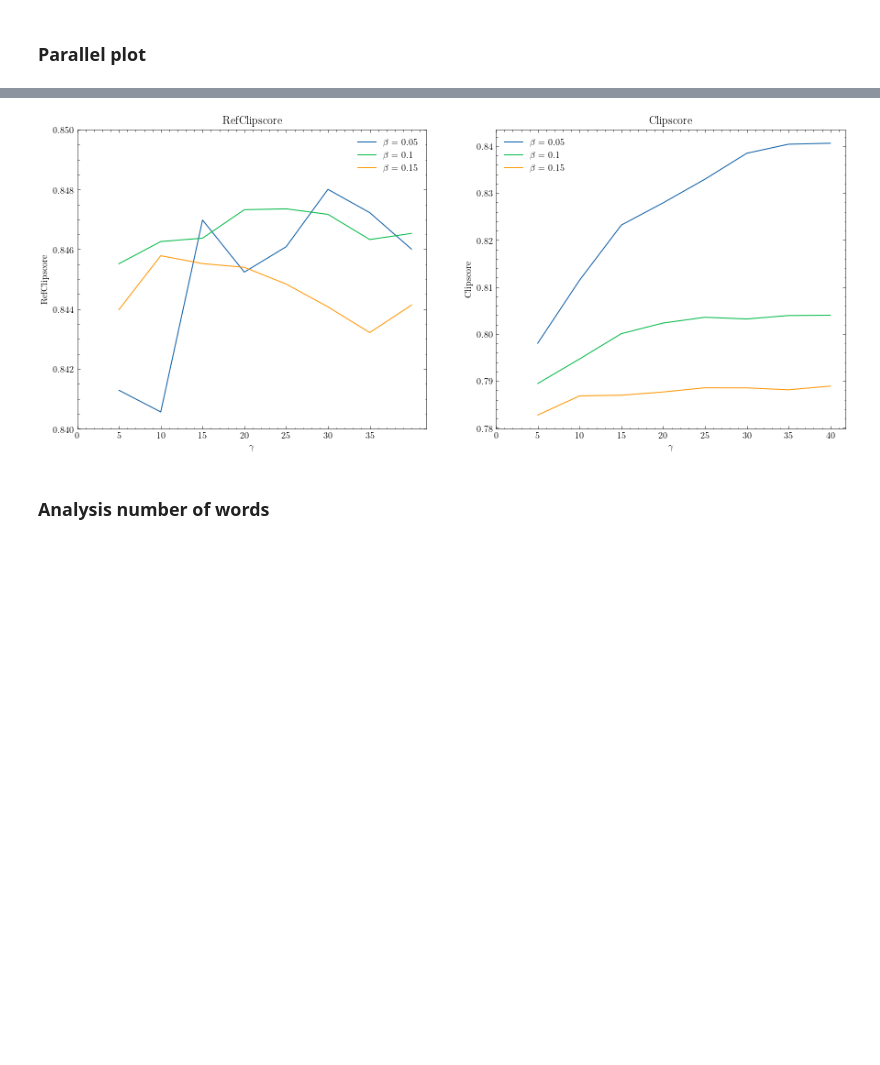
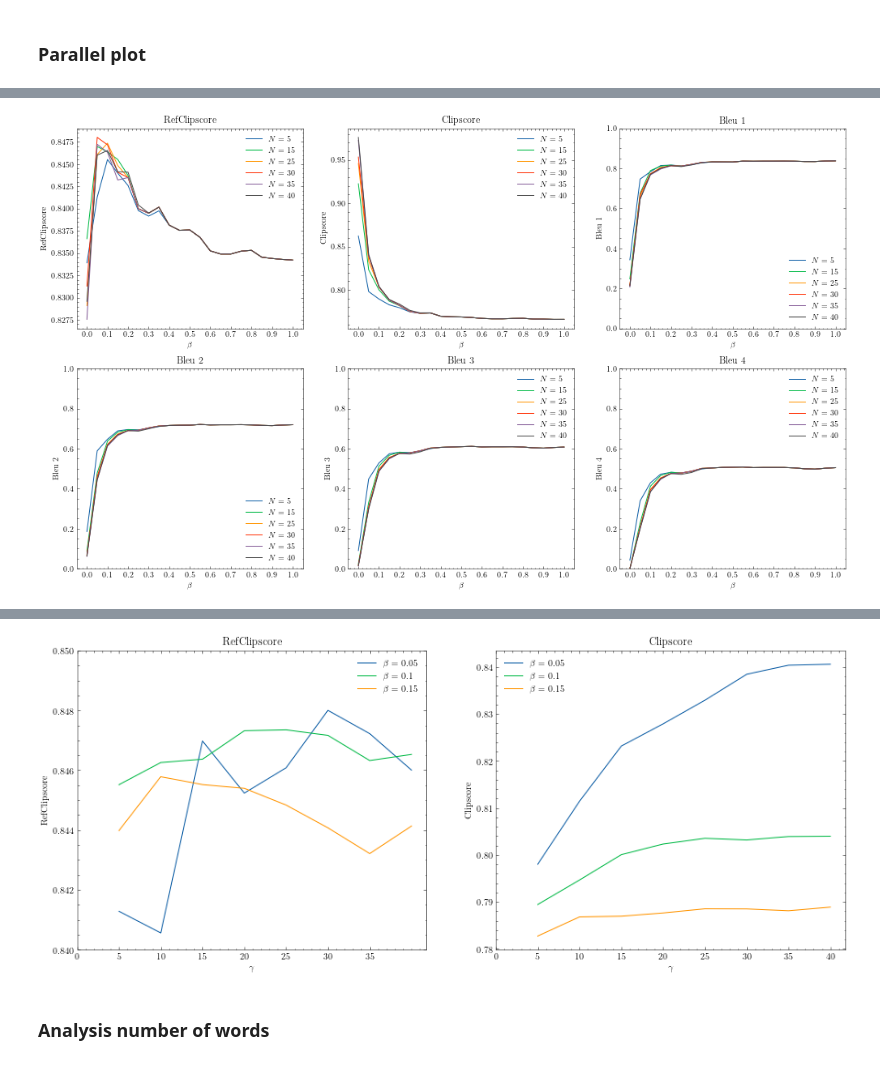
Before and after one commit to JAVI897/CLIP_prefix_caption, a Jupyter notebook: fit_beta_gamma/analysis results.ipynb, the cells around one changed output, grey strips where cells are left out. Saved outputs shown, nothing was run; the diff lists cells and outputs as text; code cells hidden in the pictures; blank space fills up the shorter version.

```diff
--- a/fit_beta_gamma/analysis results.ipynb
+++ b/fit_beta_gamma/analysis results.ipynb
@@ -147,2 +179,69 @@ df.sort_values('refclipscore', ascending = False).head(10)
+# %%
+with plt.style.context('science'):
+    fig, axs = plt.subplots(2, 3, sharey=False, figsize=(17, 10))
+
+    ax1 = axs[0, 0]
+    ax2 = axs[0, 1]
+    ax3 = axs[0, 2]
+    ax4 = axs[1, 0]
+    ax5 = axs[1, 1]
+    ax6 = axs[1, 2]
+
+    for i in [ 5, 15, 25, 30, 35, 40]:
+        ax1.plot(df.loc[df['n'] == i]['beta'], df.loc[df['n'] == i]['refclipscore'], label = '$N$ = {}'.format(i) )
+    ax1.set_xticks(np.arange(0, 1.05, 0.1))
+    ax1.set_xlabel(r'$\beta$')
+    ax1.set_ylabel('RefClipscore')
+    ax1.set_title('RefClipscore')
+    ax1.legend()
+
+    for i in [ 5, 15, 25, 30, 35, 40]:
+        ax2.plot(df.loc[df['n'] == i]['beta'], df.loc[df['n'] == i]['clipscore'], label = '$N$ = {}'.format(i) )
+    ax2.set_xticks(np.arange(0, 1.05, 0.1))
+    ax2.set_xlabel(r'$\beta$')
+    ax2.set_ylabel('Clipscore')
+    ax2.set_title('Clipscore')
+    ax2.legend()
+
+    for i in [ 5, 15, 25, 30, 35, 40]:
+        ax3.plot(df.loc[df['n'] == i]['beta'], df.loc[df['n'] == i]['bleu 1'], label = '$N$ = {}'.format(i) )
+    ax3.set_xticks(np.arange(0, 1.05, 0.1))
+    ax3.set_xlabel(r'$\beta$')
+    ax3.set_ylabel('Bleu 1')
+    ax3.set_title('Bleu 1')
+    ax3.set_ylim(0, 1)
+    ax3.legend()
+
+    for i in [ 5, 15, 25, 30, 35, 40]:
+        ax4.plot(df.loc[df['n'] == i]['beta'], df.loc[df['n'] == i]['bleu 2'], label = '$N$ = {}'.format(i) )
+    ax4.set_xticks(np.arange(0, 1.05, 0.1))
+    ax4.set_xlabel(r'$\beta$')
+    ax4.set_ylabel('Bleu 2')
+    ax4.set_title('Bleu 2')
+    ax4.set_ylim(0, 1)
+    ax4.legend()
+
+    for i in [ 5, 15, 25, 30, 35, 40]:
+        ax5.plot(df.loc[df['n'] == i]['beta'], df.loc[df['n'] == i]['bleu 3'], label = '$N$ = {}'.format(i) )
+    ax5.set_xticks(np.arange(0, 1.05, 0.1))
+    ax5.set_xlabel(r'$\beta$')
+    ax5.set_ylabel('Bleu 3')
+    ax5.set_title('Bleu 3')
+    ax5.set_ylim(0, 1)
+    ax5.legend()
+
+    for i in [ 5, 15, 25, 30, 35, 40]:
+        ax6.plot(df.loc[df['n'] == i]['beta'], df.loc[df['n'] == i]['bleu 4'], label = '$N$ = {}'.format(i) )
+    ax6.set_xticks(np.arange(0, 1.05, 0.1))
+    ax6.set_xlabel(r'$\beta$')
+    ax6.set_ylabel('Bleu 4')
+    ax6.set_title('Bleu 4')
+    ax6.set_ylim(0, 1)
+    ax6.legend()
+
+    fig.savefig('./plots/clipscore_refclipscore_bleu.jpg', dpi=300)
+    plt.show()
+# %% [output]
+[figure, added]
 # %%
 with plt.style.context('science'):
```
Also changed, not shown: parts of 13 cells of this notebook, 33 other files.
